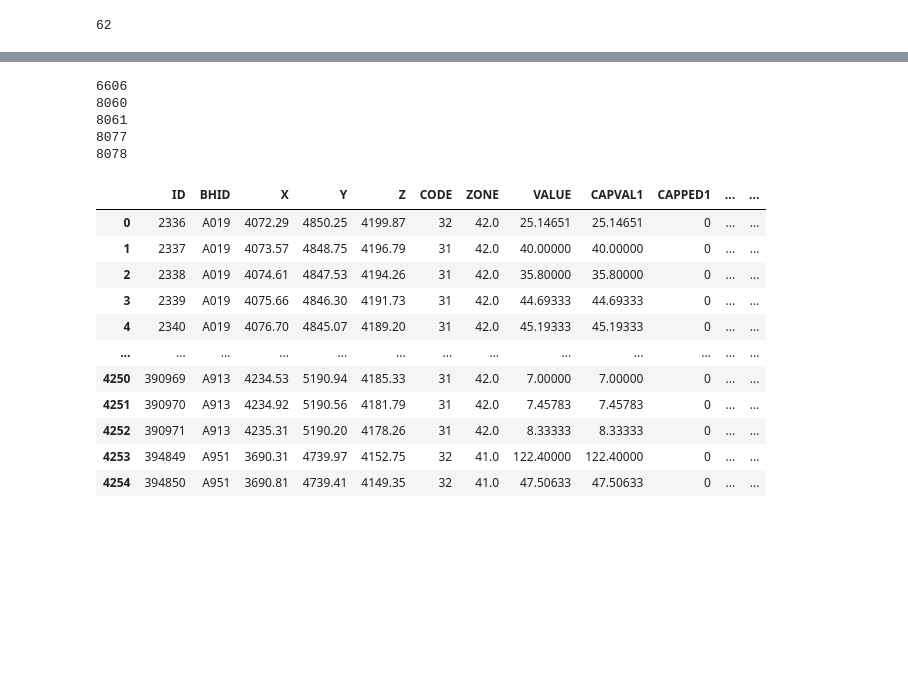
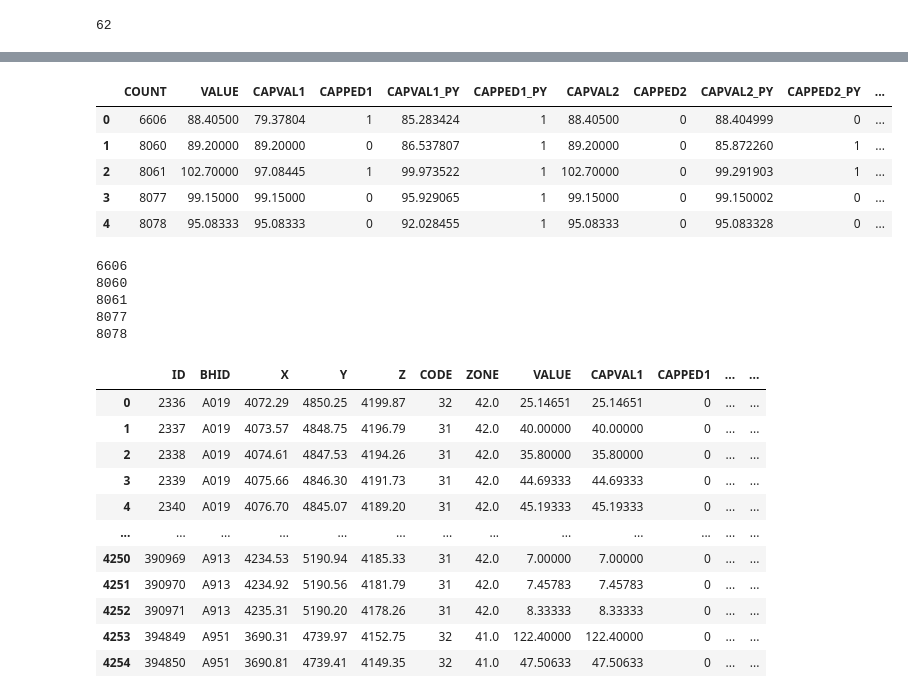
Before and after one commit to jlztorres/local_capping, a Jupyter notebook: plata_capping.ipynb, the cells around one changed output, grey strips where cells are left out. Cells and saved outputs as stored; diff of their text form; code cells hidden in the pictures; blank space fills up the shorter version.

```diff
--- a/plata_capping.ipynb
+++ b/plata_capping.ipynb
@@ -601,0 +599,19 @@ df_CLAG_MR_2022[df_CLAG_MR_2022.CAPPED1==1]#[:1]
+# %%
+df_cap1 = df_cap1[["COUNT","VALUE",
+"CAPVAL1","CAPPED1","CAPVAL1_PY","CAPPED1_PY",
+"CAPVAL2","CAPPED2","CAPVAL2_PY","CAPPED2_PY",
+"CAPVAL3","CAPPED3","CAPVAL3_PY","CAPPED3_PY",
+"CAPVAL4","CAPPED4","CAPVAL4_PY","CAPPED4_PY",
+"CAPVAL5","CAPPED5","CAPVAL5_PY","CAPPED5_PY",
+"CAPVAL6","CAPPED6","CAPVAL6_PY","CAPPED6_PY",
+"AvgSin","AvgSin_PY",
+"PROP_12","PROP_12_PY",
+"Num_Data","Num_Data_PY"]]
+df_cap1
+# %% [output]
+|  | COUNT | VALUE | CAPVAL1 | CAPPED1 | CAPVAL1_PY | CAPPED1_PY | CAPVAL2 | CAPPED2 | CAPVAL2_PY | CAPPED2_PY | ... |
+| 0 | 6606 | 88.40500 | 79.37804 | 1 | 85.283424 | 1 | 88.40500 | 0 | 88.404999 | 0 | ... |
+| 1 | 8060 | 89.20000 | 89.20000 | 0 | 86.537807 | 1 | 89.20000 | 0 | 85.872260 | 1 | ... |
+| 2 | 8061 | 102.70000 | 97.08445 | 1 | 99.973522 | 1 | 102.70000 | 0 | 99.291903 | 1 | ... |
+| 3 | 8077 | 99.15000 | 99.15000 | 0 | 95.929065 | 1 | 99.15000 | 0 | 99.150002 | 0 | ... |
+| 4 | 8078 | 95.08333 | 95.08333 | 0 | 92.028455 | 1 | 95.08333 | 0 | 95.083328 | 0 | ... |
```
Also changed, not shown: parts of 7 cells of this notebook.
